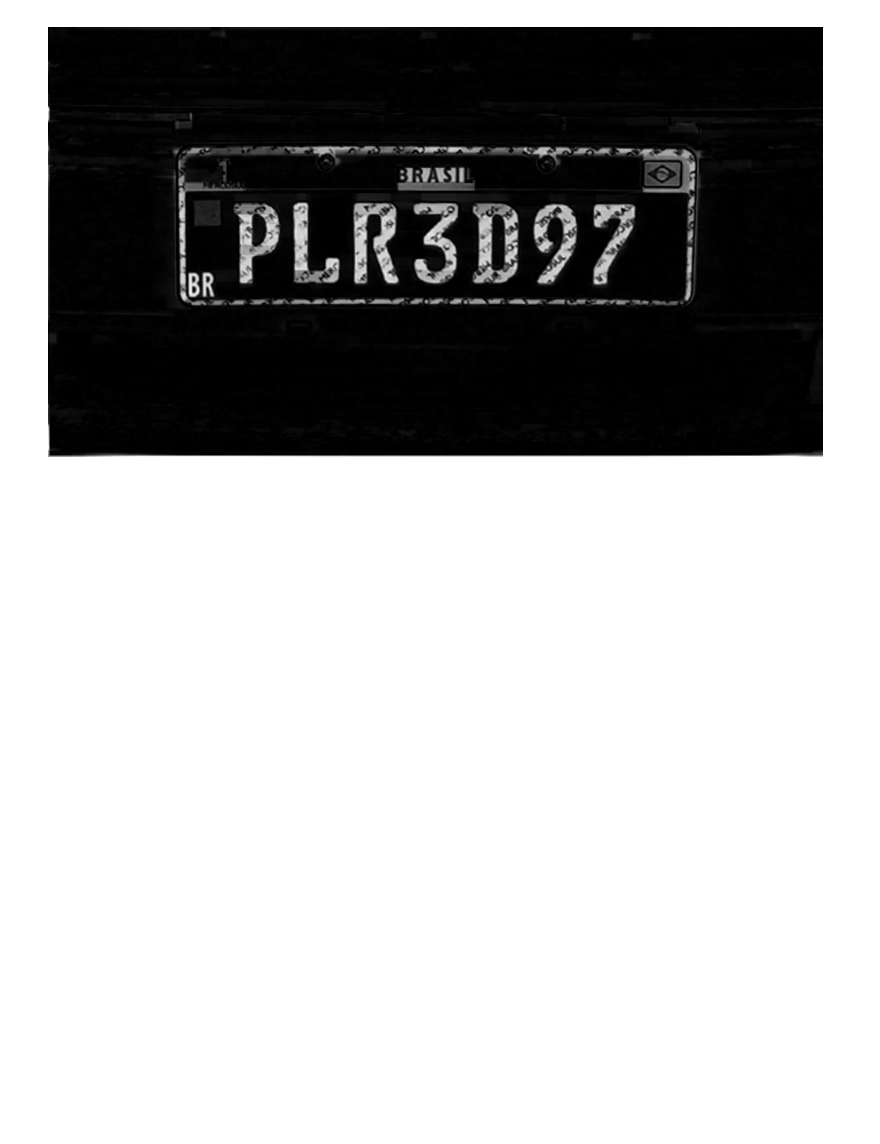
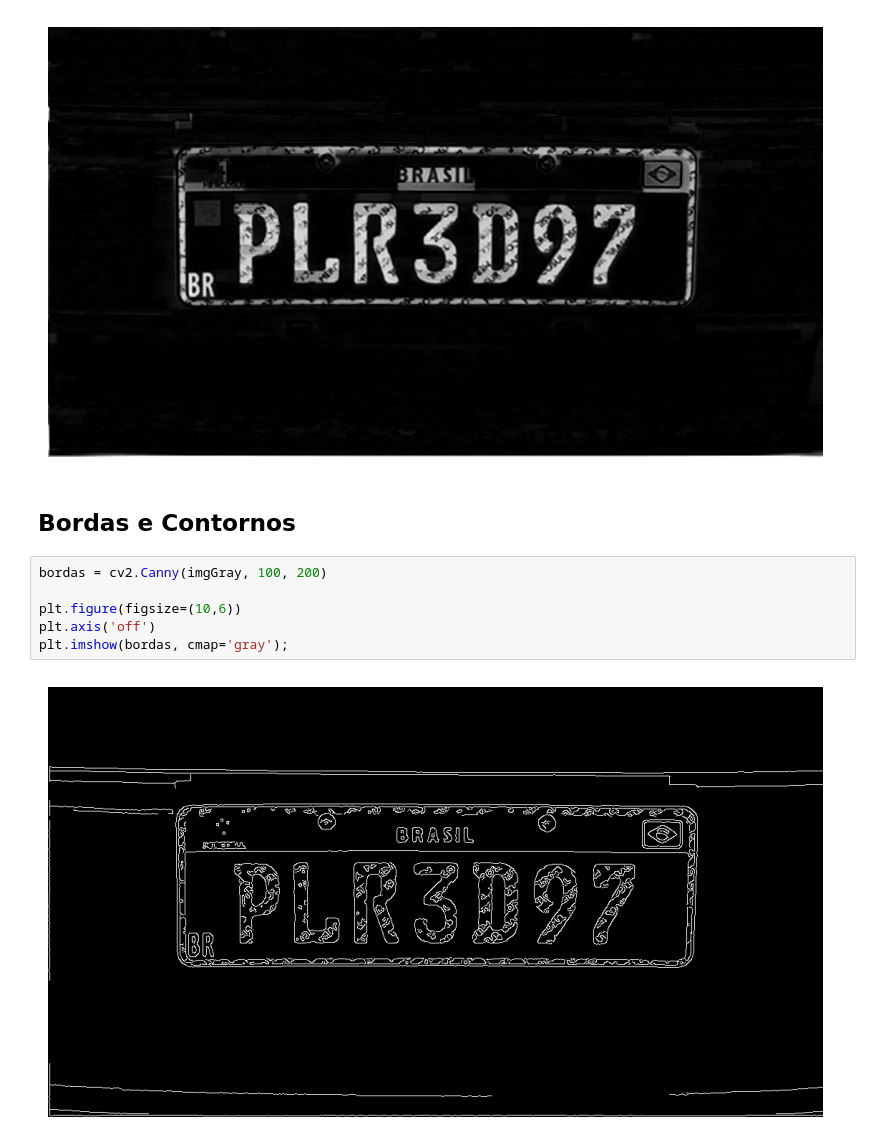
Before and after one commit to bilhalvadiego/detecao-placas, a Jupyter notebook: Aula1.ipynb, the cells around one changed output. Saved outputs shown, nothing was run; the diff lists cells and outputs as text; blank space fills up the shorter version.

```diff
--- a/Aula1.ipynb
+++ b/Aula1.ipynb
@@ -324,3 +324,13 @@ print(f"Texto: {texto}")
 # %% [output]
 Texto:
 [figure]
+# %% [markdown]
+## Bordas e Contornos
+# %%
+bordas = cv2.Canny(imgGray, 100, 200)
+
+plt.figure(figsize=(10,6))
+plt.axis('off')
+plt.imshow(bordas, cmap='gray');
+# %% [output]
+[figure, added]
```
Also changed, not shown: parts of 7 cells of this notebook, 1 other file.
